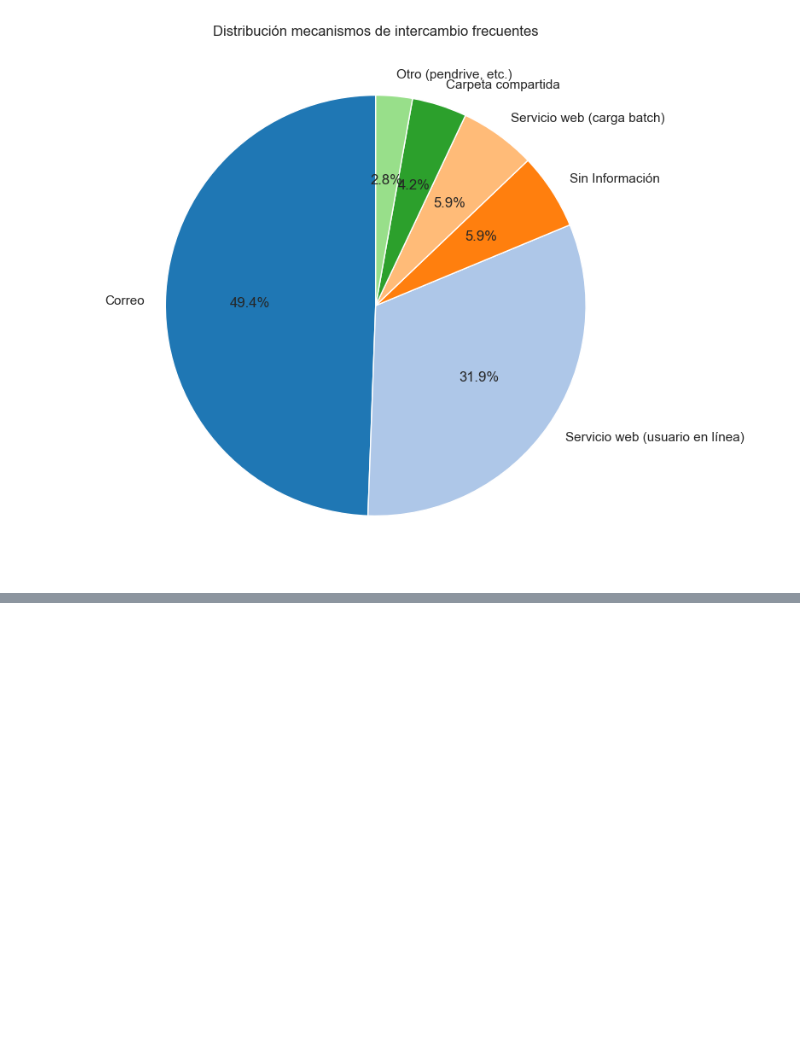
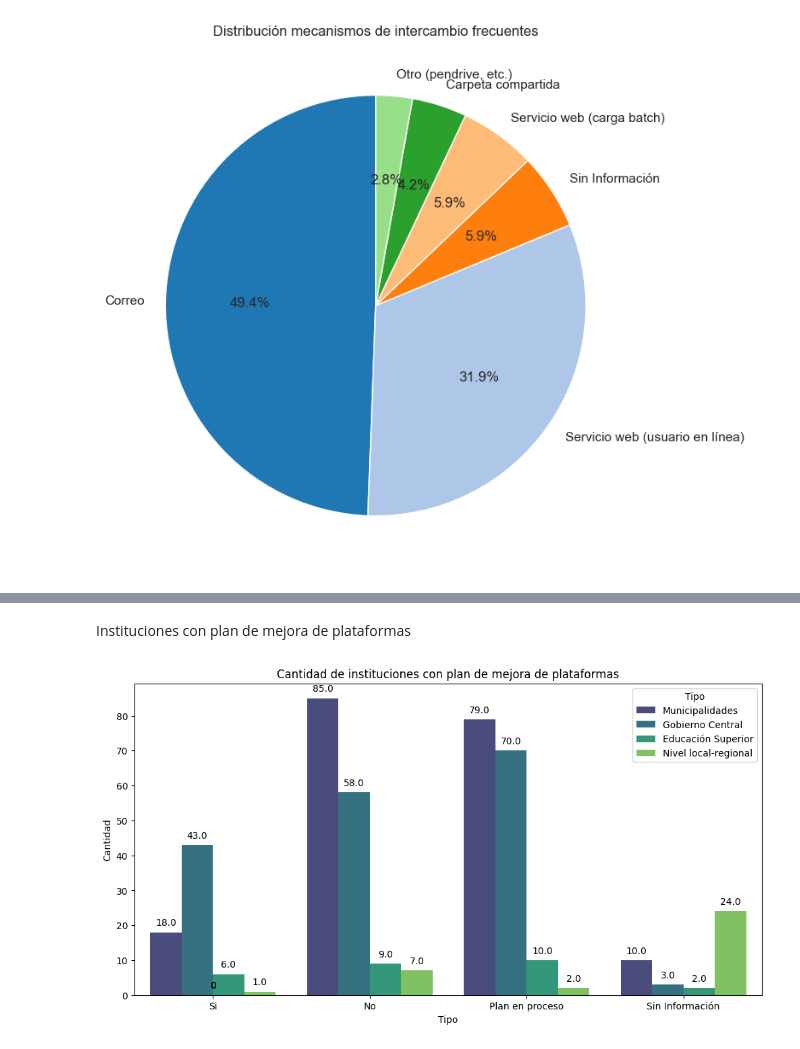
Before and after one commit to alejoGonc/EGD-CameronPartners, a Jupyter notebook: main.ipynb, the cells around one changed output, grey strips where cells are left out. Cells and saved outputs as stored; diff of their text form; code cells hidden in the pictures; blank space fills up the shorter version.

```diff
--- a/main.ipynb
+++ b/main.ipynb
@@ -832,0 +902,21 @@ plt.show()
+# %%
+EquipoYPlanMejora = cuestionario[["Tipo","P2.2","P8.2"]]
+# %%
+PlanMejora = EquipoYPlanMejora[['Tipo','P8.2']]
+PlanMejora = PlanMejora.replace({'#s.i.': 'Sin Información', '#n.a.': 'Sin Información',"Sí":"Si","No, sin embargo estamos trabajando en la elaboración de un plan de mejora continua de nuestras plataformas":"Plan en proceso"})
+orden = ['Si', 'No', 'Plan en proceso', 'Sin Información']
+# %% [markdown]
+Instituciones con plan de mejora de plataformas
+# %%
+plt.figure(figsize=(12, 6))
+ax = sns.countplot(x='P8.2', hue='Tipo', data=PlanMejora, palette='viridis', order=orden)
+plt.title('Cantidad de instituciones con plan de mejora de plataformas')
+plt.xlabel('Tipo')
+plt.ylabel('Cantidad')
+for p in ax.patches:
+    ax.annotate(f'{p.get_height()}', (p.get_x() + p.get_width() / 2., p.get_height()),
+                ha='center', va='center', xytext=(0, 10), textcoords='offset points')
+
+plt.show()
+# %% [output]
+[figure, added]
```
Also changed, not shown: parts of 27 cells of this notebook.
